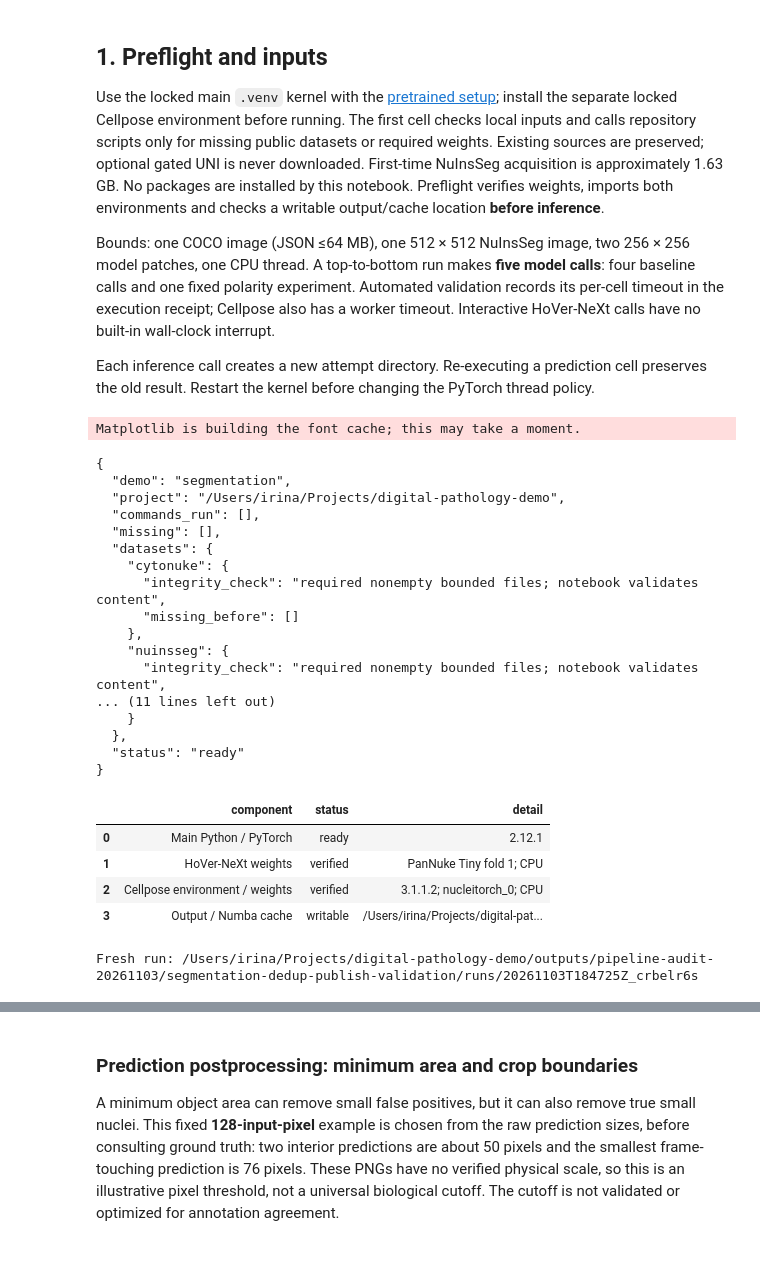
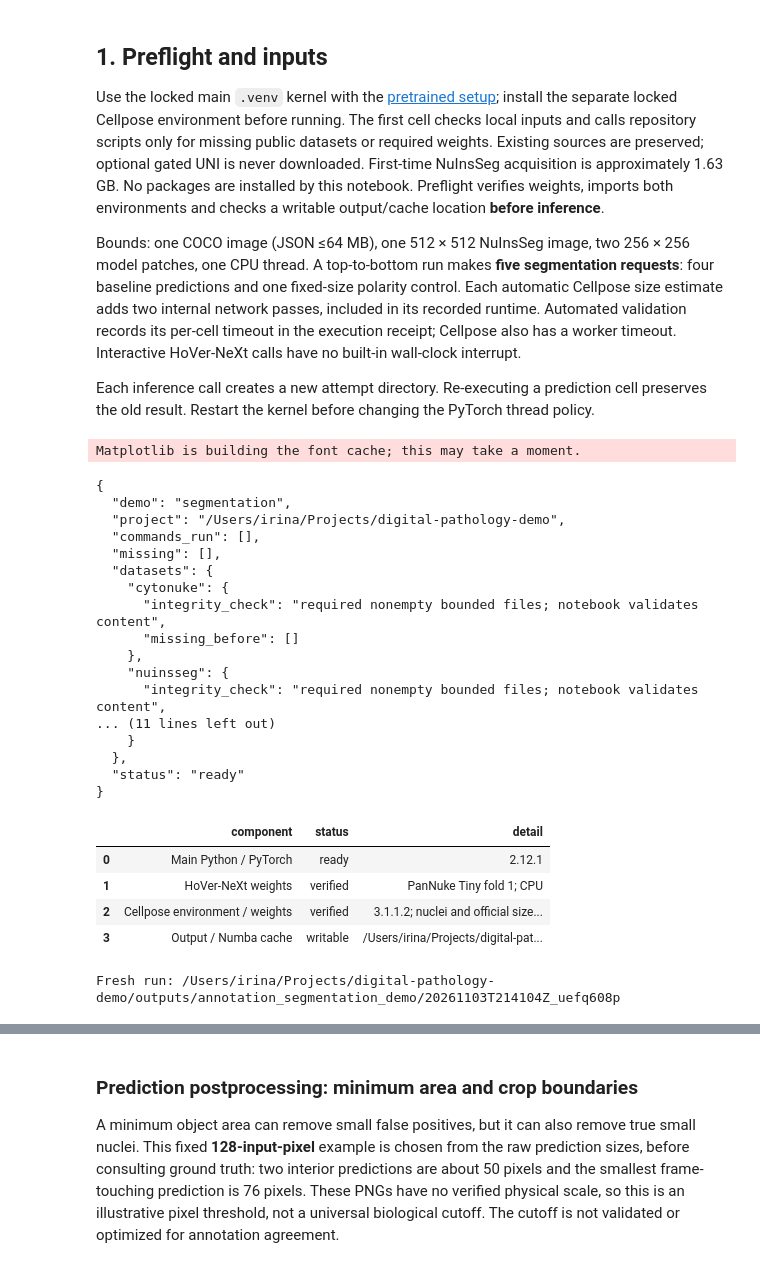
Before and after one commit to irina-zys/digital-pathology-demo, a Jupyter notebook: notebooks/annotation_segmentation_demo.ipynb, the cells around one changed output, grey strips where cells are left out. Drawn from its saved outputs; the diff is of its cells as text; code cells hidden in the pictures.

```diff
--- a/notebooks/annotation_segmentation_demo.ipynb
+++ b/notebooks/annotation_segmentation_demo.ipynb
@@ -9,7 +9,7 @@ Compare two real H&E patches with annotated ground truth, HoVer-NeXt and Cellpos
 
 Use the locked main `.venv` kernel with the [pretrained setup](../docs/pretrained-models.md); install the separate locked Cellpose environment before running. The first cell checks local inputs and calls repository scripts only for missing public datasets or required weights. Existing sources are preserved; optional gated UNI is never downloaded. First-time NuInsSeg acquisition is approximately 1.63 GB. No packages are installed by this notebook. Preflight verifies weights, imports both environments and checks a writable output/cache location **before inference**.
 
-Bounds: one COCO image (JSON ≤64 MB), one 512 × 512 NuInsSeg image, two 256 × 256 model patches, one CPU thread. A top-to-bottom run makes **five model calls**: four baseline calls and one fixed polarity experiment. Automated validation records its per-cell timeout in the execution receipt; Cellpose also has a worker timeout. Interactive HoVer-NeXt calls have no built-in wall-clock interrupt.
+Bounds: one COCO image (JSON ≤64 MB), one 512 × 512 NuInsSeg image, two 256 × 256 model patches, one CPU thread. A top-to-bottom run makes **five segmentation requests**: four baseline predictions and one fixed-size polarity control. Each automatic Cellpose size estimate adds two internal network passes, included in its recorded runtime. Automated validation records its per-cell timeout in the execution receipt; Cellpose also has a worker timeout. Interactive HoVer-NeXt calls have no built-in wall-clock interrupt.
 
 Each inference call creates a new attempt directory. Re-executing a prediction cell preserves the old result. Restart the kernel before changing the PyTorch thread policy.
 # %%
@@ -44,36 +44,39 @@ from src.segmentation_demo import prepare_demo, load_demo_patches, run_predictio
 
 OUTPUT_ROOT = None  # Default: ignored outputs/annotation_segmentation_demo/ in this project.
 demo = prepare_demo(PROJECT, output_root=OUTPUT_ROOT)
 patches = load_demo_patches(demo)
+# None uses Cellpose's official image-only estimator. A manual pixel diameter must
+# come from acquisition knowledge or visual/development calibration, not these scores.
+CELLPOSE_DIAMETERS = {name: None for name in patches}
 baseline = {}
 display(pd.DataFrame(demo['preflight']))
 print('Fresh run:', demo['out'])
 plt.rcParams.update({'figure.dpi': 110, 'font.size': 10})
 # %% [output]
 Matplotlib is building the font cache; this may take a moment.
 {
   "demo": "segmentation",
   "project": "/Users/irina/Projects/digital-pathology-demo",
   "commands_run": [],
   "missing": [],
   "datasets": {
     "cytonuke": {
       "integrity_check": "required nonempty bounded files; notebook validates content",
       "missing_before": []
     },
     "nuinsseg": {
       "integrity_check": "required nonempty bounded files; notebook validates content",
 ... (11 lines left out)
     }
   },
   "status": "ready"
 }
 |  | component | status | detail |
 | 0 | Main Python / PyTorch | ready | 2.12.1 |
 | 1 | HoVer-NeXt weights | verified | PanNuke Tiny fold 1; CPU |
-| 2 | Cellpose environment / weights | verified | 3.1.1.2; nucleitorch_0; CPU |
+| 2 | Cellpose environment / weights | verified | 3.1.1.2; nuclei and official size... |
 | 3 | Output / Numba cache | writable | /Users/irina/Projects/digital-pat... |
-Fresh run: /Users/irina/Projects/digital-pathology-demo/outputs/pipeline-audit-20261103/segmentation-dedup-publish-validation/runs/20261103T184725Z_crbelr6s
+Fresh run: /Users/irina/Projects/digital-pathology-demo/outputs/annotation_segmentation_demo/20261103T214104Z_uefq608p
 # %% [markdown]
 ## 2. Two patches, two pretrained models
 
```
Also changed, not shown: parts of 10 cells of this notebook, 3 other files.
